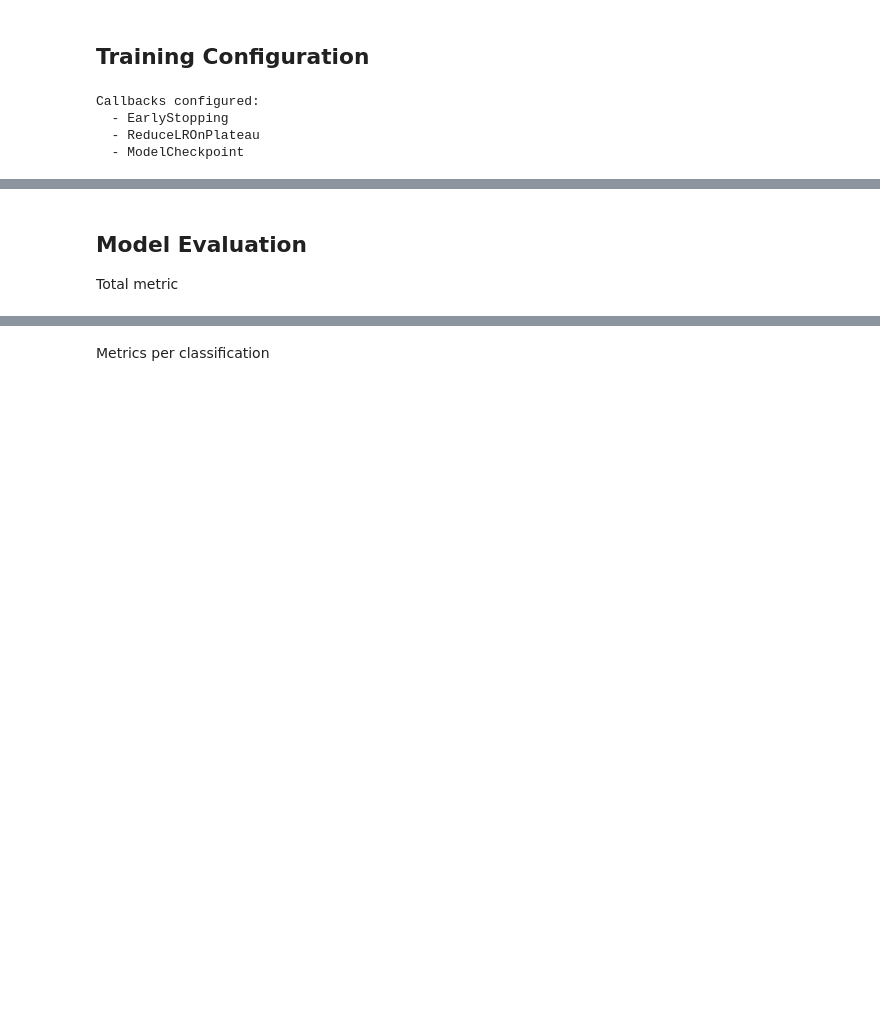
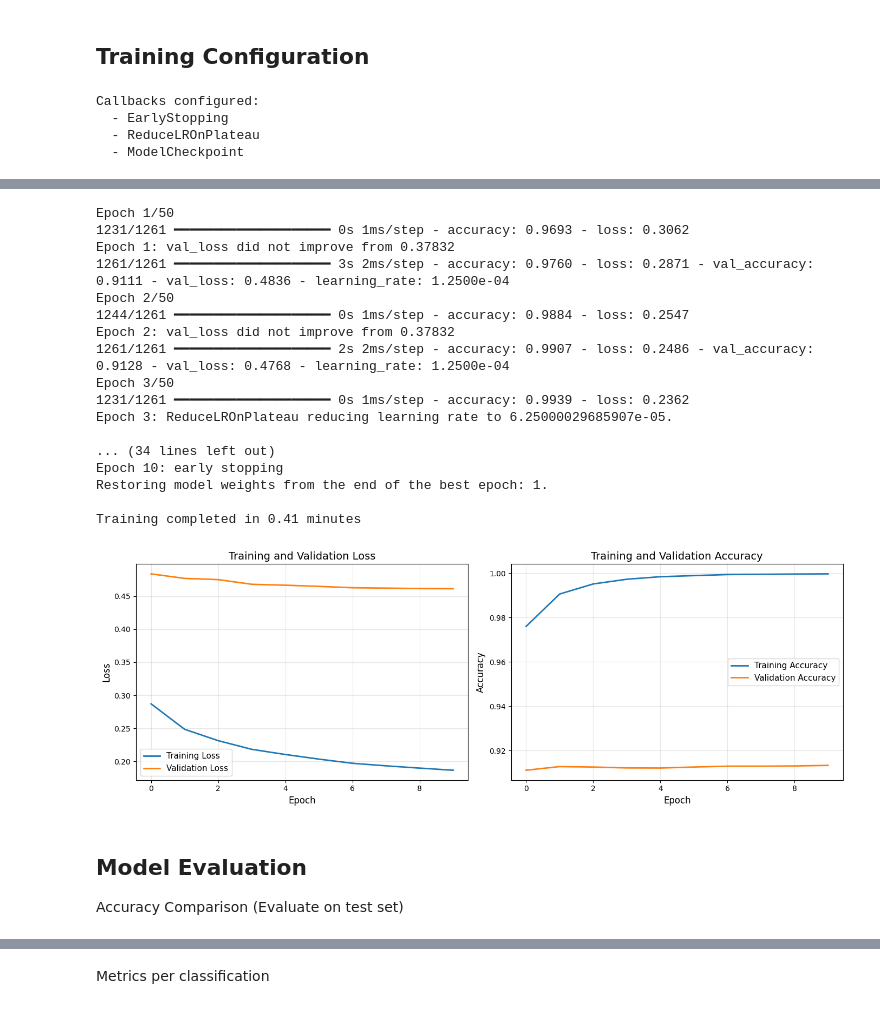
Before and after one commit to Jeison-HM/BedPosIP, a Jupyter notebook: model/train_base_cnn.ipynb, the cells around one changed output, grey strips where cells are left out. Saved outputs shown, nothing was run; the diff lists cells and outputs as text; code cells hidden in the pictures; blank space fills up the shorter version.

```diff
--- a/model/train_base_cnn.ipynb
+++ b/model/train_base_cnn.ipynb
@@ -274,3 +248,21 @@ Callbacks configured:
   - EarlyStopping
   - ReduceLROnPlateau
   - ModelCheckpoint
+# %%
+# Training function
+def train_model(model, batch_size=32, max_epochs=50):
+    start_time = time.time()
+
+    history = model.fit(
+    X_train, y_train,
+    batch_size=batch_size,
+    epochs=max_epochs,
+    validation_data=(X_val, y_val),
+    callbacks=callbacks,
+    verbose=1)
+
+    training_time = time.time() - start_time
+
+    print(f"\nTraining completed in {training_time/60:.2f} minutes")
+
+    return history
@@ -442,0 +361,13 @@ Reloading Tuner from ./untitled_project/tuner0.json
+# %%
+tuner = keras_tuner.Hyperband(
+    hypermodel=create_model,
+    objective='val_accuracy',
+    max_epochs=20,
+    factor=3,
+    hyperband_iterations=2,
+    overwrite=False,
+    directory='tuning',
+    project_name='posture_cnn',
+    )
+
+tuner.search_space_summary()
@@ -443,6 +385,8 @@ Reloading Tuner from ./untitled_project/tuner0.json
 # %%
 tuner.search(X_train, y_train, epochs=10, validation_data=(X_val, y_val))
-best_model = tuner.get_best_models()[0]
+tuned_model = tuner.get_best_models()[0]
 
-best_model.summary()
+tuned_model.summary()
+
+check_layer_trainable_params(tuned_model)
 # %% [output]
@@ -548,5 +427,27 @@ plt.show()
-# %% [markdown]
-## Model Evaluation
-
-Total metric
+# %%
+tuned_history = train_model(tuned_model)
+plot_training_history(tuned_history)
+# %% [output]
+Epoch 1/50
+1231/1261 ━━━━━━━━━━━━━━━━━━━━ 0s 1ms/step - accuracy: 0.9693 - loss: 0.3062
+Epoch 1: val_loss did not improve from 0.37832
+1261/1261 ━━━━━━━━━━━━━━━━━━━━ 3s 2ms/step - accuracy: 0.9760 - loss: 0.2871 - val_accuracy: 0.9111 - val_loss: 0.4836 - learning_rate: 1.2500e-04
+Epoch 2/50
+1244/1261 ━━━━━━━━━━━━━━━━━━━━ 0s 1ms/step - accuracy: 0.9884 - loss: 0.2547
+Epoch 2: val_loss did not improve from 0.37832
+1261/1261 ━━━━━━━━━━━━━━━━━━━━ 2s 2ms/step - accuracy: 0.9907 - loss: 0.2486 - val_accuracy: 0.9128 - val_loss: 0.4768 - learning_rate: 1.2500e-04
+Epoch 3/50
+1231/1261 ━━━━━━━━━━━━━━━━━━━━ 0s 1ms/step - accuracy: 0.9939 - loss: 0.2362
+Epoch 3: ReduceLROnPlateau reducing learning rate to 6.25000029685907e-05.
+
+... (34 lines left out)
+Epoch 10: early stopping
+Restoring model weights from the end of the best epoch: 1.
+
+Training completed in 0.41 minutes
+[figure, added]
+# %% [markdown]
+## Model Evaluation
+
+Accuracy Comparison (Evaluate on test set)
 # %%
```
Also changed, not shown: parts of 36 cells of this notebook, 7 other files.
